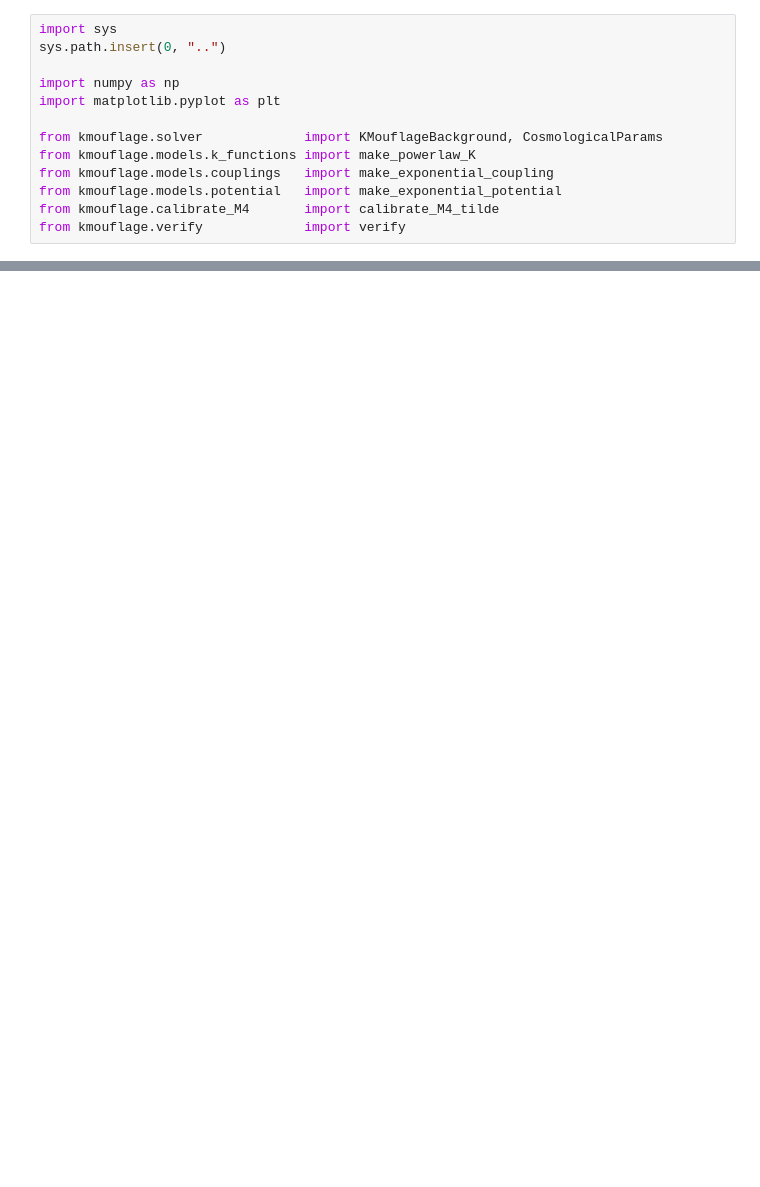
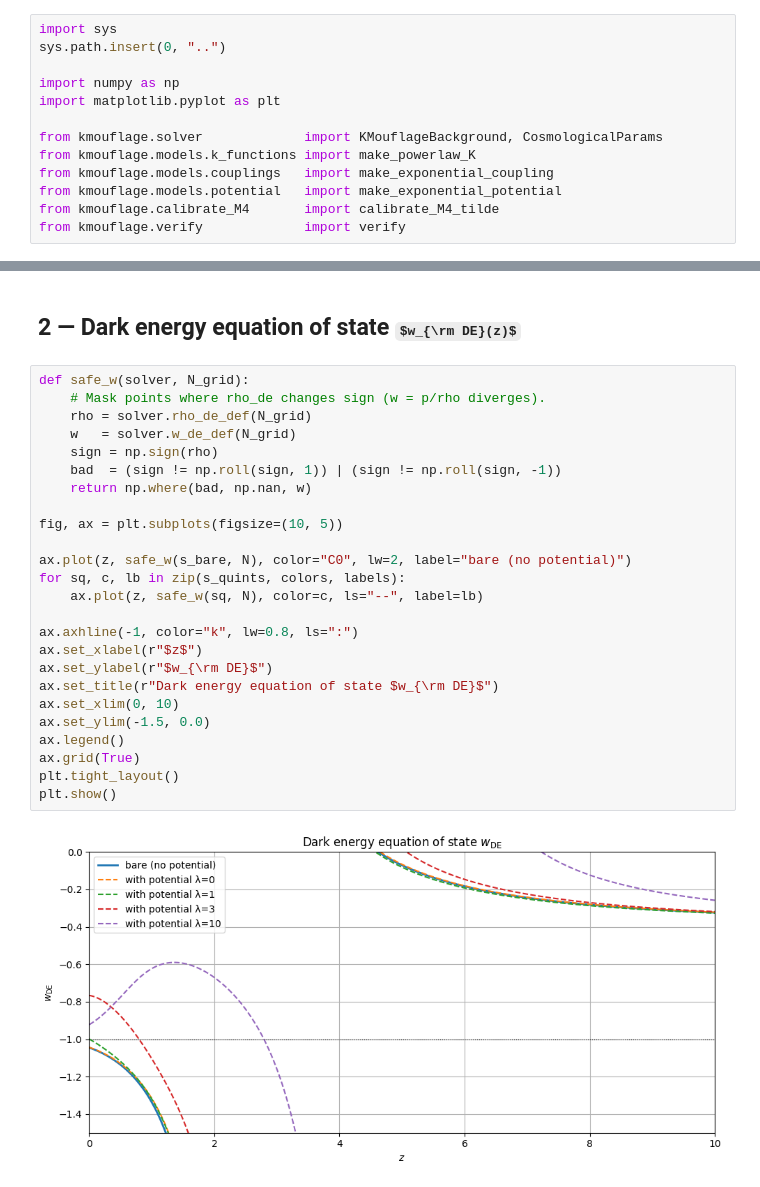
Before and after one commit to tcanaguier/K-mouflage_solver, a Jupyter notebook: examples/comparison_potential.ipynb, the cells around one changed output, grey strips where cells are left out. Saved outputs shown, nothing was run; the diff lists cells and outputs as text; some formulas as TeX source; blank space fills up the shorter version.

```diff
--- a/examples/comparison_potential.ipynb
+++ b/examples/comparison_potential.ipynb
@@ -284,0 +115,29 @@ for lam, sq in zip(LAMS, s_quints):
+# %% [markdown]
+## 2 — Dark energy equation of state $w_{\rm DE}(z)$
+# %%
+def safe_w(solver, N_grid):
+    # Mask points where rho_de changes sign (w = p/rho diverges).
+    rho = solver.rho_de_def(N_grid)
+    w   = solver.w_de_def(N_grid)
+    sign = np.sign(rho)
+    bad  = (sign != np.roll(sign, 1)) | (sign != np.roll(sign, -1))
+    return np.where(bad, np.nan, w)
+
+fig, ax = plt.subplots(figsize=(10, 5))
+
+ax.plot(z, safe_w(s_bare, N), color="C0", lw=2, label="bare (no potential)")
+for sq, c, lb in zip(s_quints, colors, labels):
+    ax.plot(z, safe_w(sq, N), color=c, ls="--", label=lb)
+
+ax.axhline(-1, color="k", lw=0.8, ls=":")
+ax.set_xlabel(r"$z$")
+ax.set_ylabel(r"$w_{\rm DE}$")
+ax.set_title(r"Dark energy equation of state $w_{\rm DE}$")
+ax.set_xlim(0, 10)
+ax.set_ylim(-1.5, 0.0)
+ax.legend()
+ax.grid(True)
+plt.tight_layout()
+plt.show()
+# %% [output]
+[figure, added]
```
Also changed, not shown: parts of 49 cells of this notebook, 13 other files.
